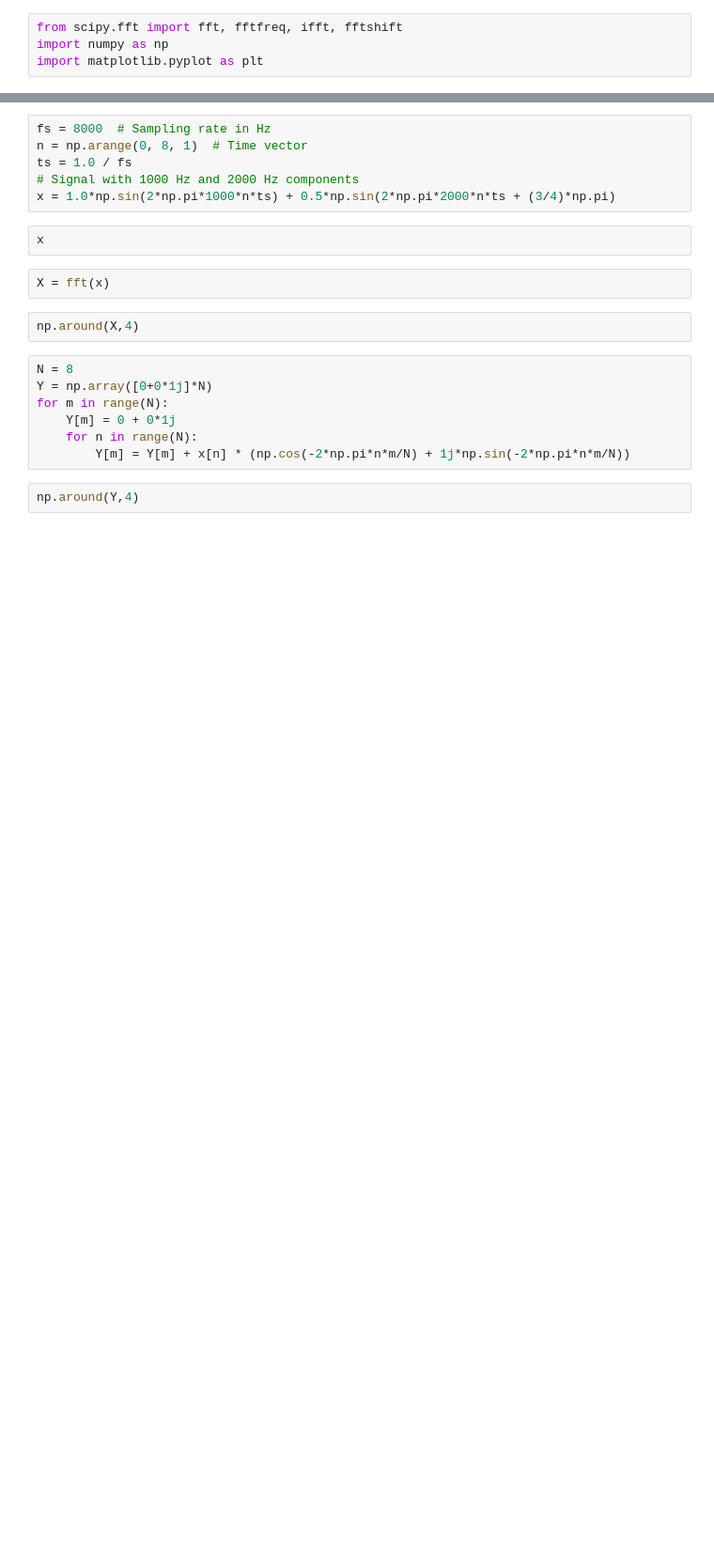
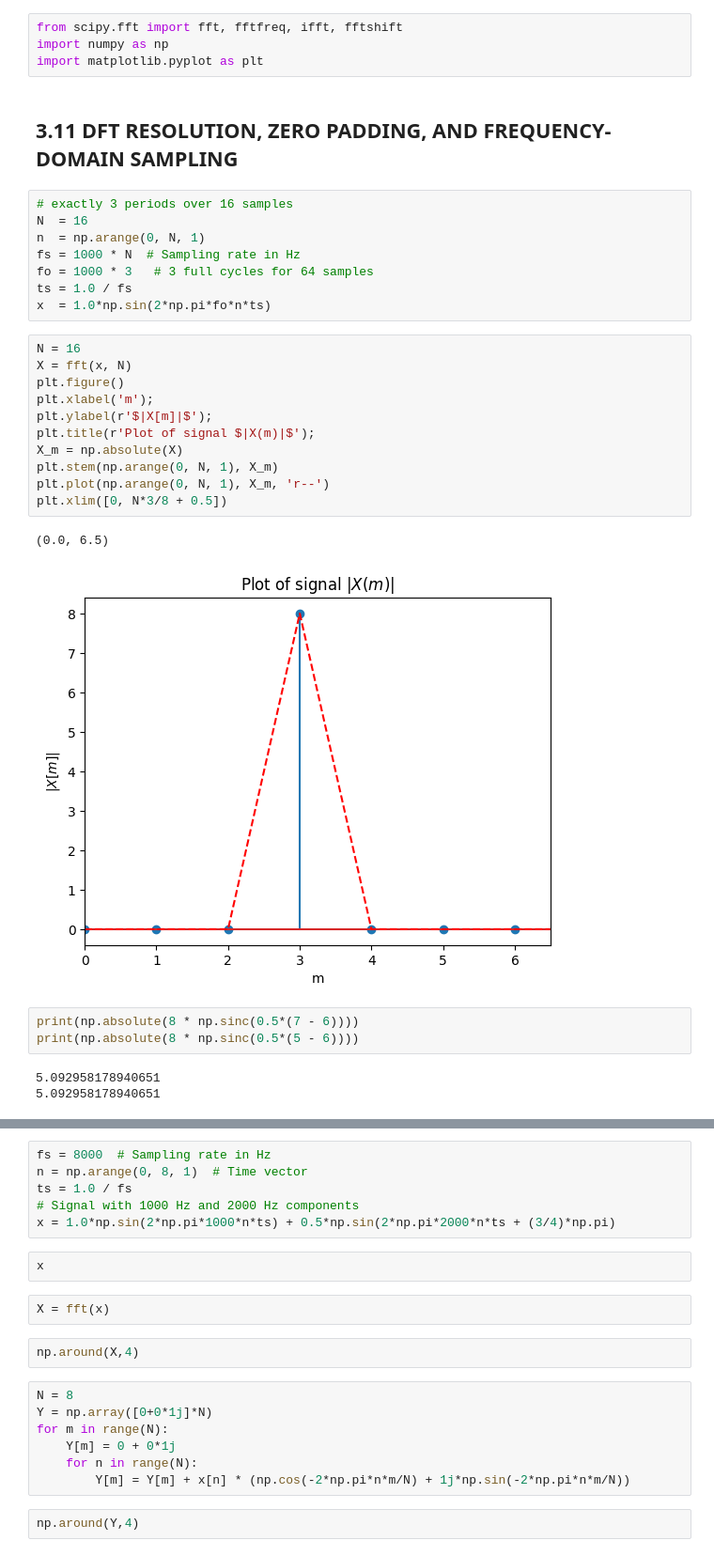
Before and after one commit to eroicaleo/dsp-guide, a Jupyter notebook: code/ch03.ipynb, the cells around one changed output, grey strips where cells are left out. Shown at 94% size. Saved outputs shown, nothing was run; the diff lists cells and outputs as text; blank space fills up the shorter version.

```diff
--- a/code/ch03.ipynb
+++ b/code/ch03.ipynb
@@ -2,3 +2,33 @@
 from scipy.fft import fft, fftfreq, ifft, fftshift
 import numpy as np
 import matplotlib.pyplot as plt
+# %% [markdown]
+## 3.11 DFT RESOLUTION, ZERO PADDING, AND FREQUENCY-DOMAIN SAMPLING
+# %%
+# exactly 3 periods over 16 samples
+N  = 16
+n  = np.arange(0, N, 1)
+fs = 1000 * N  # Sampling rate in Hz
+fo = 1000 * 3   # 3 full cycles for 64 samples
+ts = 1.0 / fs
+x  = 1.0*np.sin(2*np.pi*fo*n*ts)
+# %%
+N = 16
+X = fft(x, N)
+plt.figure()
+plt.xlabel('m');
+plt.ylabel(r'$|X[m]|$');
+plt.title(r'Plot of signal $|X(m)|$');
+X_m = np.absolute(X)
+plt.stem(np.arange(0, N, 1), X_m)
+plt.plot(np.arange(0, N, 1), X_m, 'r--')
+plt.xlim([0, N*3/8 + 0.5])
+# %% [output]
+(0.0, 6.5)
+[figure, added]
+# %%
+print(np.absolute(8 * np.sinc(0.5*(7 - 6))))
+print(np.absolute(8 * np.sinc(0.5*(5 - 6))))
+# %% [output]
+5.092958178940651
+5.092958178940651
```
Also changed, not shown: parts of 3 cells of this notebook, 3 other files.
